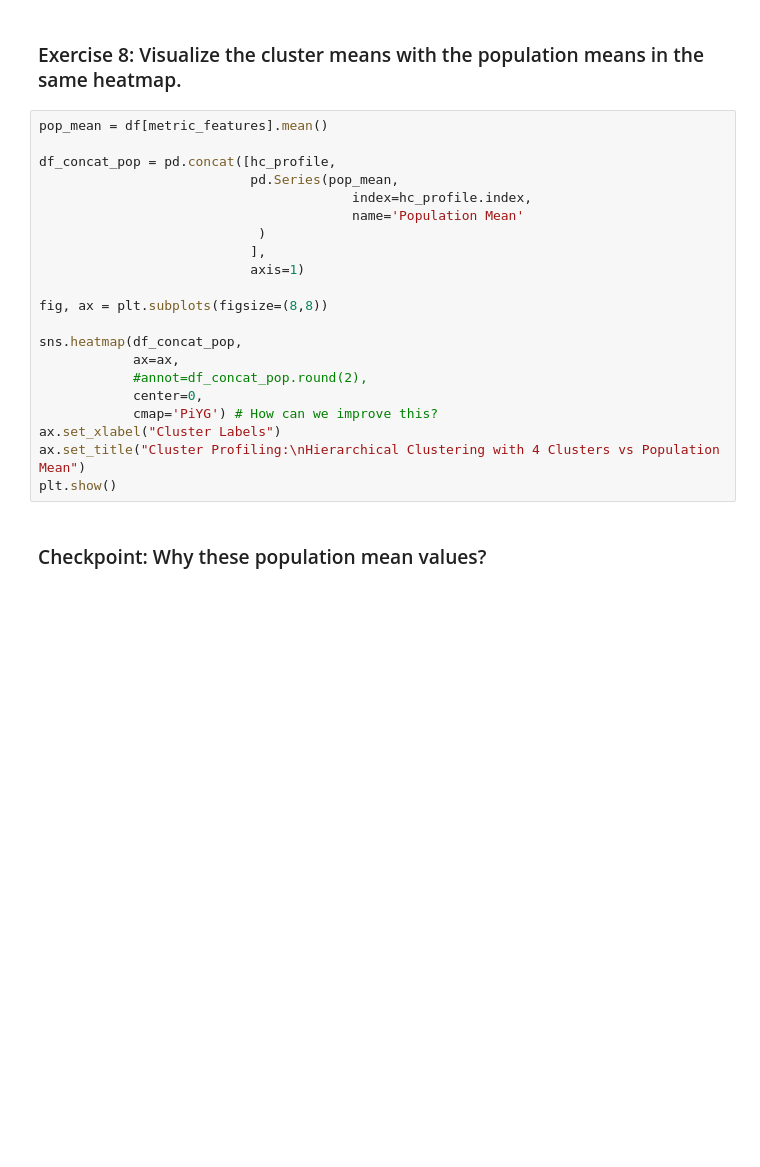
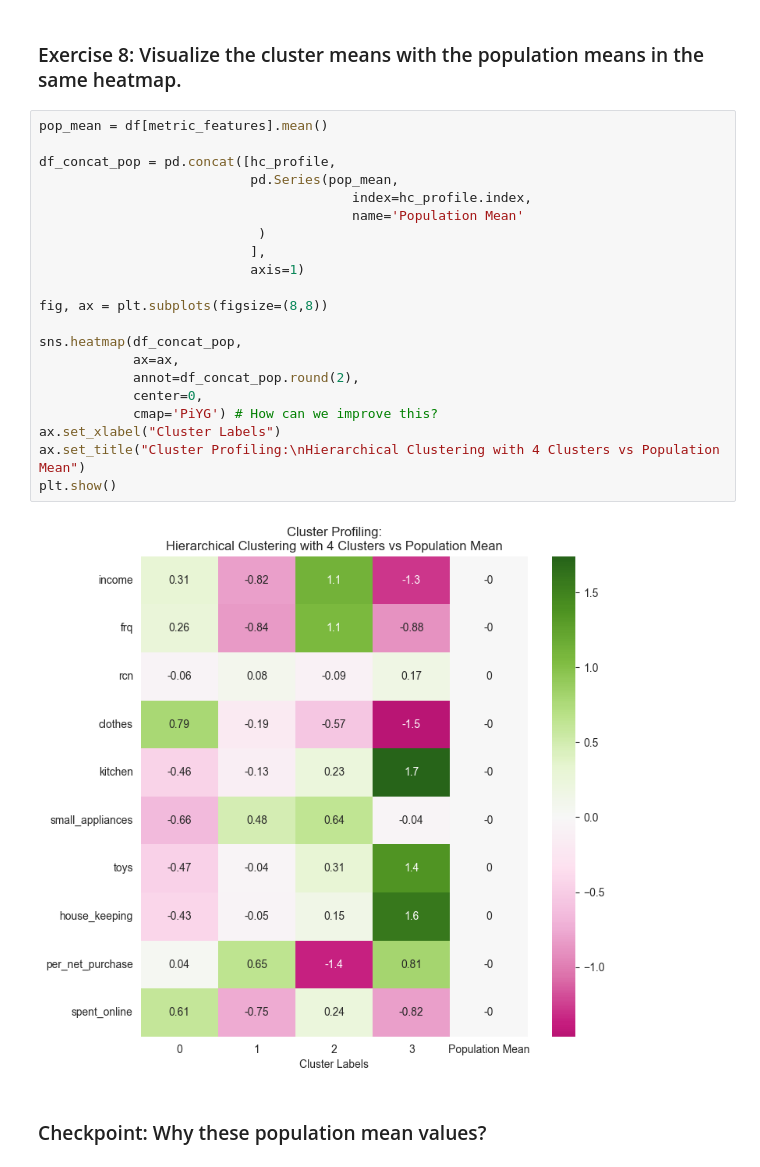
Before and after one commit to anacaleiro/Priv_DM2627, a Jupyter notebook: notebooks/lab08_hierarchical_clustering.ipynb, the cells around one changed output. Drawn from its saved outputs; the diff is of its cells as text; blank space fills up the shorter version.

```diff
--- a/notebooks/lab08_hierarchical_clustering.ipynb
+++ b/notebooks/lab08_hierarchical_clustering.ipynb
@@ -736,24 +872,26 @@ plt.show()
 # %%
 pop_mean = df[metric_features].mean()
 
 df_concat_pop = pd.concat([hc_profile,
                            pd.Series(pop_mean,
                                         index=hc_profile.index,
                                         name='Population Mean'
                             )
                            ],
                            axis=1)
 
 fig, ax = plt.subplots(figsize=(8,8))
 
 sns.heatmap(df_concat_pop,
             ax=ax,
-            #annot=df_concat_pop.round(2),
+            annot=df_concat_pop.round(2),
             center=0,
             cmap='PiYG') # How can we improve this?
 ax.set_xlabel("Cluster Labels")
 ax.set_title("Cluster Profiling:\nHierarchical Clustering with 4 Clusters vs Population Mean")
 plt.show()
+# %% [output]
+[figure, added]
 # %% [markdown]
 ### Checkpoint: Why these population mean values?
 # %% [markdown]
```
Also changed, not shown: parts of 26 cells of this notebook.
